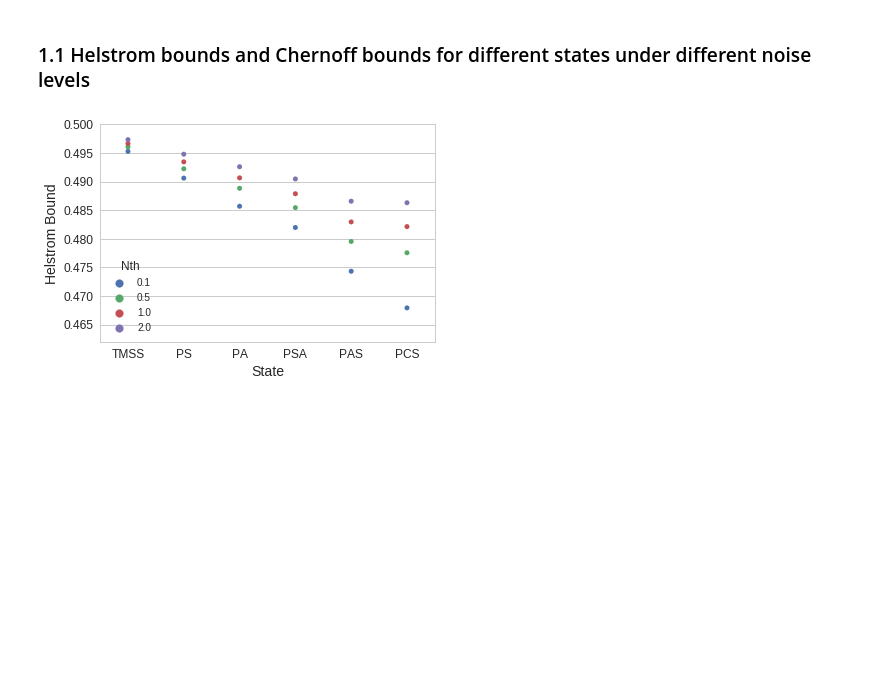
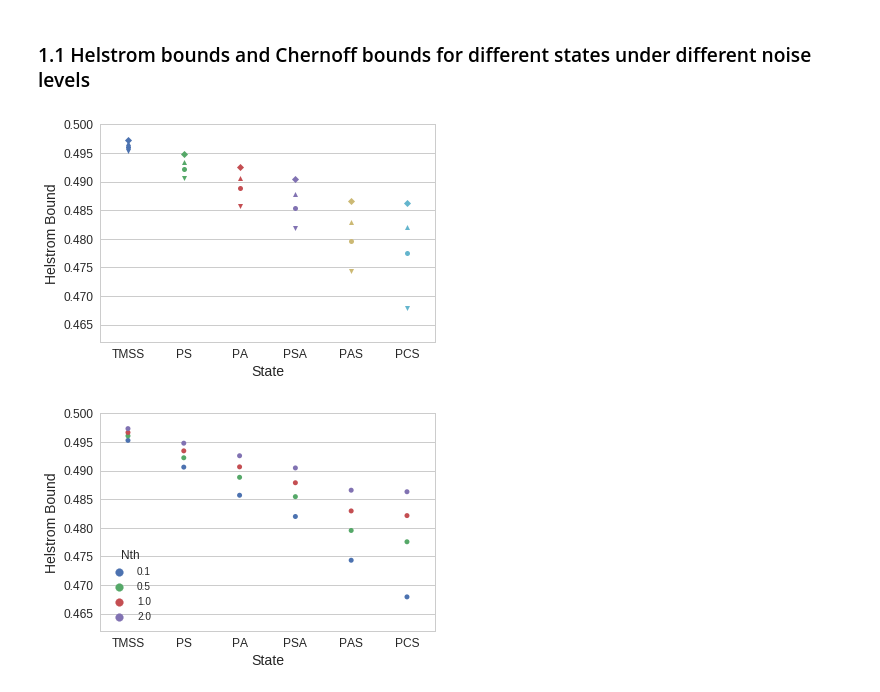
Before and after one commit to lffan/quantum_illumination, a Jupyter notebook: ipynbs/Experiment_1_Helstrom_and_Chernoff.ipynb, the cells around one changed output. Drawn from its saved outputs; the diff is of its cells as text; code cells hidden in the pictures; blank space fills up the shorter version.

Commit message:
re-plot

```diff
--- a/ipynbs/Experiment_1_Helstrom_and_Chernoff.ipynb
+++ b/ipynbs/Experiment_1_Helstrom_and_Chernoff.ipynb
@@ -60,7 +60,7 @@ __log:__
 
     --- 193.2452471256256 seconds ---
 # %%
-df_one = pd.read_csv('../output/expr_1_basic_11-26.csv', comment='#')
+df_one = pd.read_csv('../output/data/expr_1_basic_11-26.csv', comment='#')
 df_one.fillna("", inplace=True)
 # %%
 df_one.head()
@@ -75,6 +95,32 @@ df_one.head()
 ### Plot
 # %% [markdown]
 ### 1.1 Helstrom bounds and Chernoff bounds for different states under different noise levels
+# %%
+fig, ax = plt.subplots()
+# ax.plot(df_one['State'], df_one['Helstrom_Bound'])
+
+df_temp = df_one[df_one['Nth']==0.1]
+sns.stripplot(x='State', y='Helstrom_Bound', marker='v', data=df_temp, ax=ax)
+
+df_temp = df_one[df_one['Nth']==0.5]
+sns.stripplot(x='State', y='Helstrom_Bound', marker='o', data=df_temp, ax=ax)
+
+df_temp = df_one[df_one['Nth']==1.0]
+sns.stripplot(x='State', y='Helstrom_Bound', marker='^', data=df_temp, ax=ax)
+
+df_temp = df_one[df_one['Nth']==2.0]
+sns.stripplot(x='State', y='Helstrom_Bound', marker='D',  data=df_temp, ax=ax)
+
+# handles, labels = n.get_legend_handles_labels()
+# ax.legend(handles[:4], labels[:4])
+
+# ax.legend()
+ax.set_ylim(0.462, 0.50)
+ax.set_ylabel('Helstrom Bound')
+# ax.set_title('Helstrom Bound for Different States')
+plt.savefig('../output/g_qhb_vs_states.pdf', bbox_inches='tight')
+# %% [output]
+[figure, added]
 # %%
 fig, ax = plt.subplots()
 sns.stripplot(x='State', y='Helstrom_Bound', hue='Nth', data=df_one, ax=ax)
```
Also changed, not shown: parts of 2 cells of this notebook, 1 other file.
